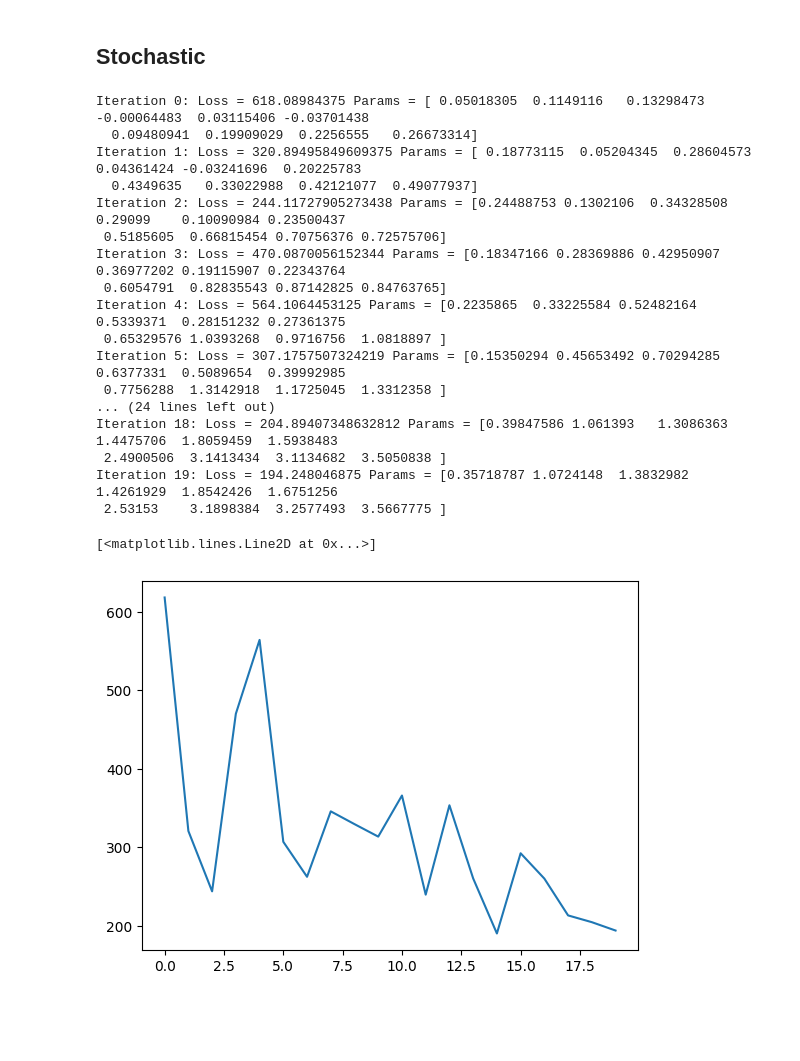
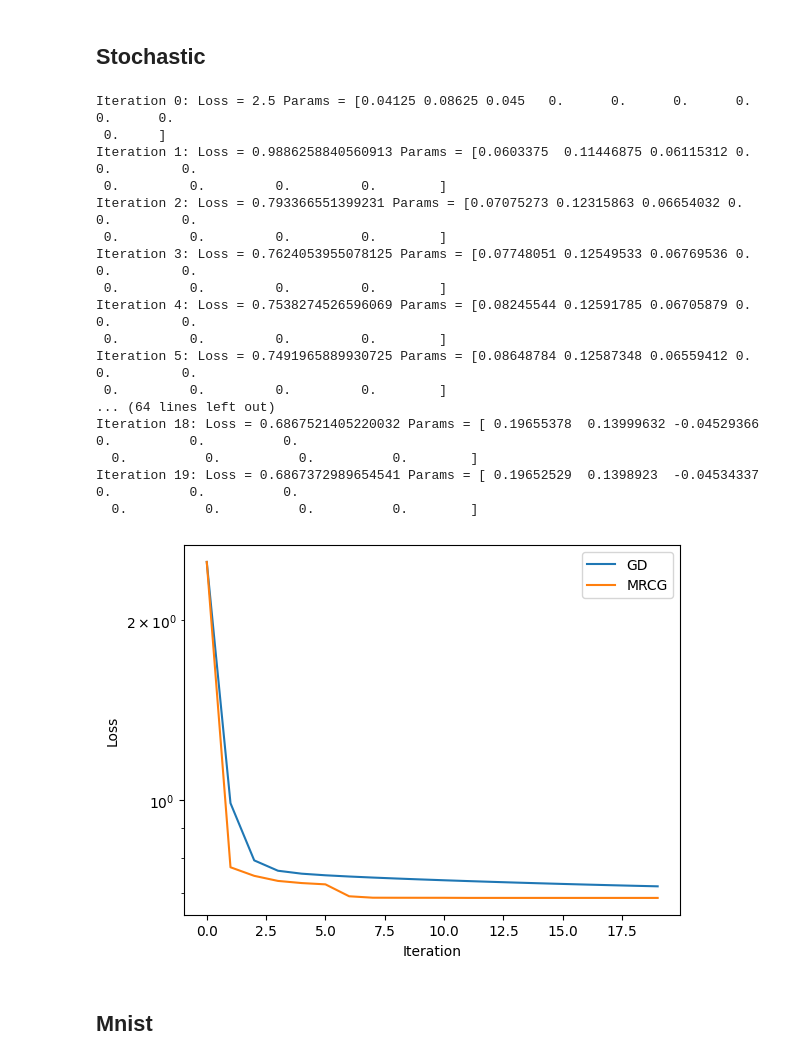
Before and after one commit to MatyaAydin/CS-439-miniproject, a Jupyter notebook: src/jax_opti.ipynb, the cells around one changed output. Drawn from its saved outputs; the diff is of its cells as text; code cells hidden in the pictures; blank space fills up the shorter version.

```diff
--- a/src/jax_opti.ipynb
+++ b/src/jax_opti.ipynb
@@ -157,64 +160,43 @@ def make_stochastic_mse_loss(x_data: jnp.ndarray, y_data: jnp.ndarray, batch_siz
 # %%
 # Generate synthetic data
 import jax.random as jr
 
 
 key = jr.PRNGKey(0)
 N, D = 1000, 10
 x_data = jr.normal(key, (N, D))
 true_w = jnp.arange(1, D + 1)
 y_data = x_data @ true_w + 0.1 * jr.normal(key, (N,))
 
 # Create loss function
 batch_size = 32
 loss_fn = make_stochastic_mse_loss(x_data, y_data, batch_size)
 
 # Initialize parameters and SGD state
 init_params = jnp.zeros(D)
-sgd_state = SGDState(
-    params=init_params,
-    loss_at_params=loss_fn,
-    step_size=1e-2,
-    key=key
+plot_alg_comparison(
+    loss_fn,
+    init_params,
+    max_iters=20
 )
-def iterate_alg_stochastic(max_iters, initial_state, step_fn, verbose=False) -> list:
-    losses = []
-    key = jr.PRNGKey(0)
-    state = initial_state
-    for i in range(max_iters):
-        loss = state.loss_at_params(state.params, state.key)
-        losses.append(loss)
-        key, subkey = jr.split(key)
-        state = step_fn(state)
-        if verbose:
-            print(f"Iteration {i}: Loss = {loss} Params = {state.params}")
-    return losses
-losses = iterate_alg_stochastic(
-    20,
-    sgd_state,
-    sgd_step,
-    verbose=True
-)
 # %% [output]
-Iteration 0: Loss = 618.08984375 Params = [ 0.05018305  0.1149116   0.13298473 -0.00064483  0.03115406 -0.03701438
-  0.09480941  0.19909029  0.2256555   0.26673314]
-Iteration 1: Loss = 320.89495849609375 Params = [ 0.18773115  0.05204345  0.28604573  0.04361424 -0.03241696  0.20225783
-  0.4349635   0.33022988  0.42121077  0.49077937]
-Iteration 2: Loss = 244.11727905273438 Params = [0.24488753 0.1302106  0.34328508 0.29099    0.10090984 0.23500437
- 0.5185605  0.66815454 0.70756376 0.72575706]
-Iteration 3: Loss = 470.0870056152344 Params = [0.18347166 0.28369886 0.42950907 0.36977202 0.19115907 0.22343764
- 0.6054791  0.82835543 0.87142825 0.84763765]
-Iteration 4: Loss = 564.1064453125 Params = [0.2235865  0.33225584 0.52482164 0.5339371  0.28151232 0.27361375
- 0.65329576 1.0393268  0.9716756  1.0818897 ]
-Iteration 5: Loss = 307.1757507324219 Params = [0.15350294 0.45653492 0.70294285 0.6377331  0.5089654  0.39992985
- 0.7756288  1.3142918  1.1725045  1.3312358 ]
-... (24 lines left out)
-Iteration 18: Loss = 204.89407348632812 Params = [0.39847586 1.061393   1.3086363  1.4475706  1.8059459  1.5938483
- 2.4900506  3.1413434  3.1134682  3.5050838 ]
-Iteration 19: Loss = 194.248046875 Params = [0.35718787 1.0724148  1.3832982  1.4261929  1.8542426  1.6751256
- 2.53153    3.1898384  3.2577493  3.5667775 ]
+Iteration 0: Loss = 2.5 Params = [0.04125 0.08625 0.045   0.      0.      0.      0.      0.      0.
+ 0.     ]
+Iteration 1: Loss = 0.9886258840560913 Params = [0.0603375  0.11446875 0.06115312 0.         0.         0.
+ 0.         0.         0.         0.        ]
+Iteration 2: Loss = 0.793366551399231 Params = [0.07075273 0.12315863 0.06654032 0.         0.         0.
+ 0.         0.         0.         0.        ]
+Iteration 3: Loss = 0.7624053955078125 Params = [0.07748051 0.12549533 0.06769536 0.         0.         0.
+ 0.         0.         0.         0.        ]
+Iteration 4: Loss = 0.7538274526596069 Params = [0.08245544 0.12591785 0.06705879 0.         0.         0.
+ 0.         0.         0.         0.        ]
+Iteration 5: Loss = 0.7491965889930725 Params = [0.08648784 0.12587348 0.06559412 0.         0.         0.
+ 0.         0.         0.         0.        ]
+... (64 lines left out)
+Iteration 18: Loss = 0.6867521405220032 Params = [ 0.19655378  0.13999632 -0.04529366  0.          0.          0.
+  0.          0.          0.          0.        ]
+Iteration 19: Loss = 0.6867372989654541 Params = [ 0.19652529  0.1398923  -0.04534337  0.          0.          0.
+  0.          0.          0.          0.        ]
+[figure, added]
-# %%
-plt.plot(losses)
-# %% [output]
-[<matplotlib.lines.Line2D at 0x...>]
-[figure, removed]
+# %% [markdown]
+## Mnist
```
Also changed, not shown: parts of 5 cells of this notebook, 5 other files.
